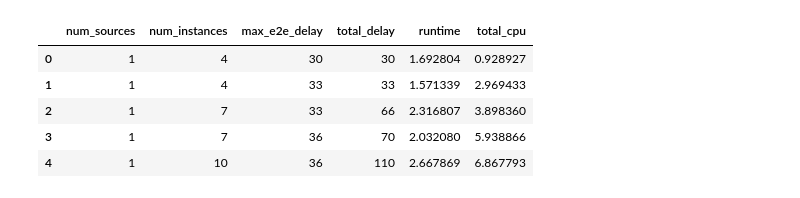
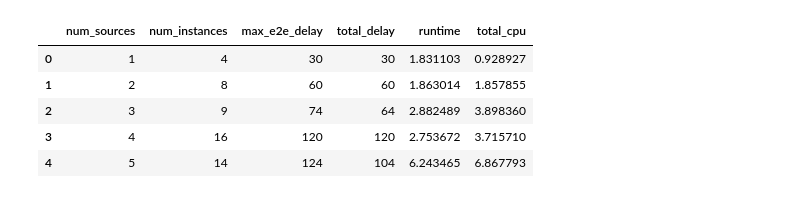
Before and after one commit to stefanbschneider/NFV_ML_Dev, a Jupyter notebook: Paper/placement_eval.ipynb, the cells around one changed output. Saved outputs shown, nothing was run; the diff lists cells and outputs as text; code cells hidden in the pictures.

```diff
--- a/Paper/placement_eval.ipynb
+++ b/Paper/placement_eval.ipynb
@@ -41,18 +44,18 @@ def read_results(results):
     return pd.DataFrame(data)
 # %%
 # read results
-results = 'placement_data/synth_data/'
+results = 'placement_data/synth_data/multi_source/'
 
 df_true = read_results(results + 'true/*.yaml')
 df_fixed = read_results(results + 'fixed/*.yaml')
 df_linear = read_results(results + 'linear/*.yaml')
 df_boost = read_results(results + 'boosting/*.yaml')
 
 df_boost
 # %% [output]
 |  | num_sources | num_instances | max_e2e_delay | total_delay | runtime | total_cpu |
-| 0 | 1 | 4 | 30 | 30 | 1.692804 | 0.928927 |
-| 1 | 1 | 4 | 33 | 33 | 1.571339 | 2.969433 |
-| 2 | 1 | 7 | 33 | 66 | 2.316807 | 3.898360 |
-| 3 | 1 | 7 | 36 | 70 | 2.032080 | 5.938866 |
-| 4 | 1 | 10 | 36 | 110 | 2.667869 | 6.867793 |
+| 0 | 1 | 4 | 30 | 30 | 1.831103 | 0.928927 |
+| 1 | 2 | 8 | 60 | 60 | 1.863014 | 1.857855 |
+| 2 | 3 | 9 | 74 | 64 | 2.882489 | 3.898360 |
+| 3 | 4 | 16 | 120 | 120 | 2.753672 | 3.715710 |
+| 4 | 5 | 14 | 124 | 104 | 6.243465 | 6.867793 |
```
Also changed, not shown: parts of 7 cells of this notebook, 4 other files.
